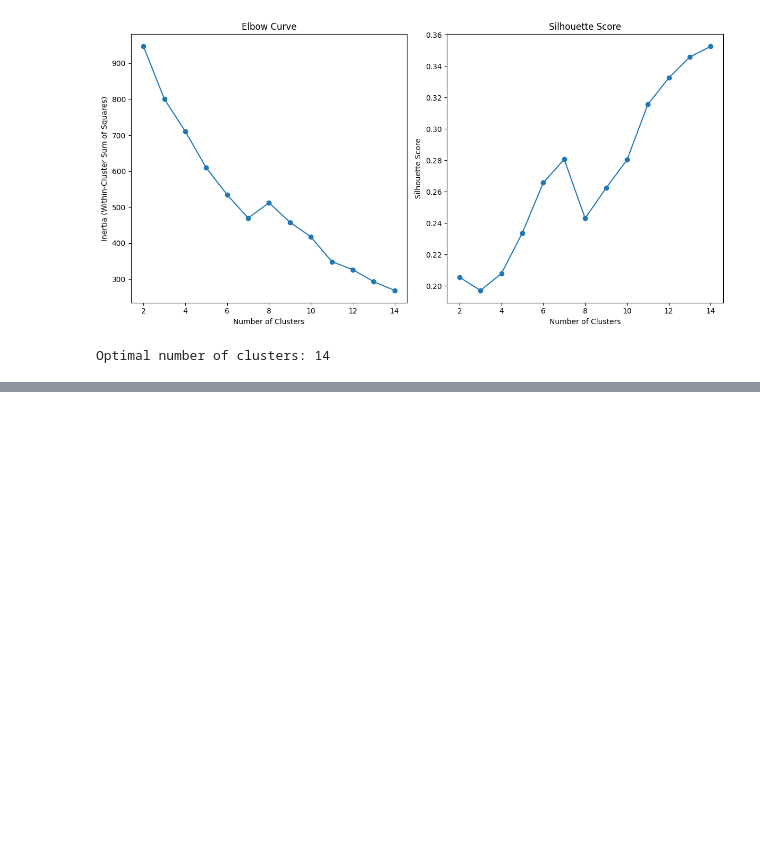
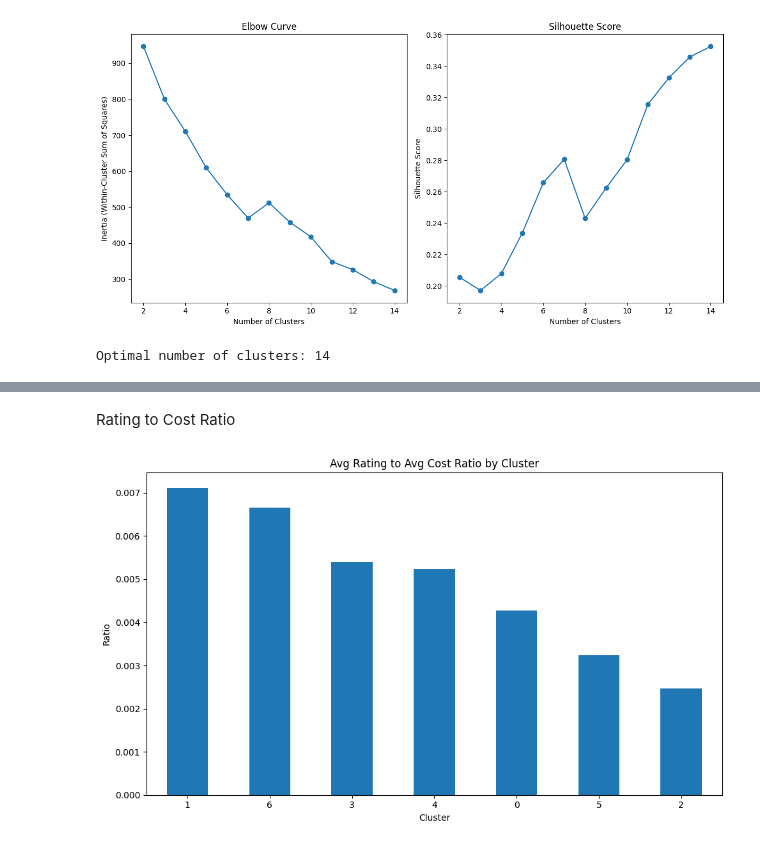
Before and after one commit to Nitin-Flavier13/Zomato_Insights, a Jupyter notebook: notebooks/Clustering_Analysis.ipynb, the cells around one changed output, grey strips where cells are left out. Cells and saved outputs as stored; diff of their text form; code cells hidden in the pictures; blank space fills up the shorter version.

```diff
--- a/notebooks/Clustering_Analysis.ipynb
+++ b/notebooks/Clustering_Analysis.ipynb
@@ -134,0 +200,14 @@ Optimal number of clusters: 14
+# %% [markdown]
+Rating to Cost Ratio
+# %%
+(cost_ratings.Avg_Rating/cost_ratings.Cost).sort_values(ascending=False).plot(kind='bar',figsize=(10,6))
+
+plt.title('Avg Rating to Avg Cost Ratio by Cluster')
+plt.ylabel('Ratio')
+plt.xlabel('Cluster')
+plt.xticks(rotation=0)
+
+plt.tight_layout()
+plt.show()
+# %% [output]
+[figure, added]
```
Also changed, not shown: parts of 10 cells of this notebook, 1 other file.
